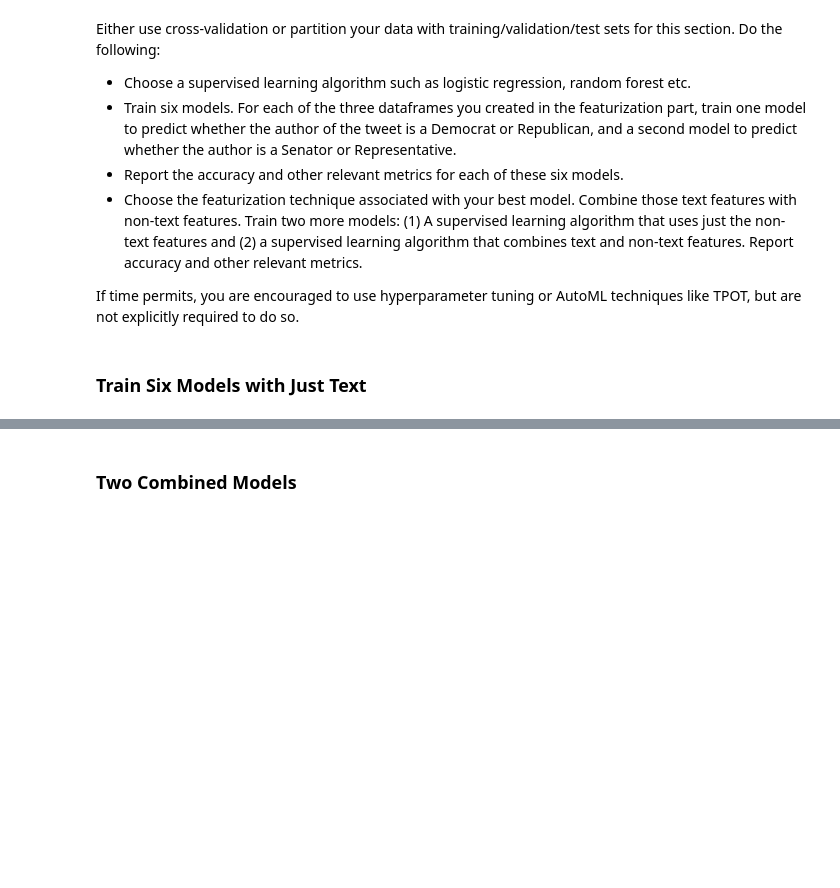
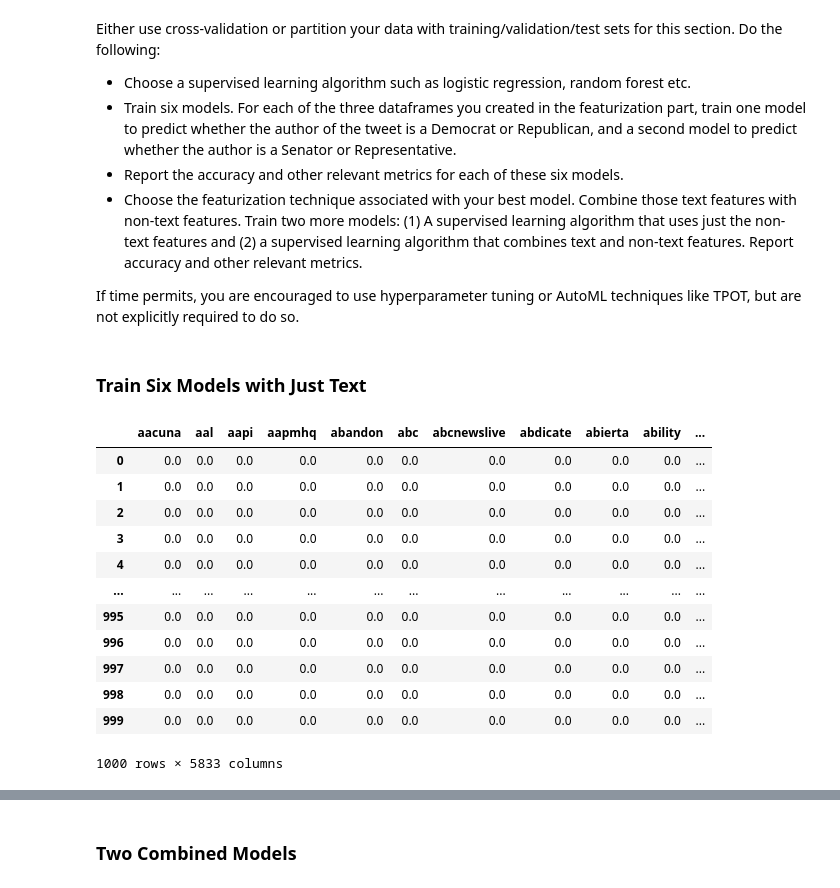
Before and after one commit to paulbsalamanca/CSS-Project-5-Team-6-Spring-2021, a Jupyter notebook: Project 5 Student.ipynb, the cells around one changed output, grey strips where cells are left out. Drawn from its saved outputs; the diff is of its cells as text; code cells hidden in the pictures; blank space fills up the shorter version.

```diff
--- a/Project 5 Student.ipynb
+++ b/Project 5 Student.ipynb
@@ -577,0 +461,19 @@ If time permits, you are encouraged to use hyperparameter tuning or AutoML techn
+# %%
+# turn tfidf matrix into data frame
+
+tfidf_df = pd.DataFrame(tfidf_matrix.todense(), columns = tf.get_feature_names())
+tfidf_df
+# %% [output]
+|  | aacuna | aal | aapi | aapmhq | abandon | abc | abcnewslive | abdicate | abierta | ability | ... |
+| 0 | 0.0 | 0.0 | 0.0 | 0.0 | 0.0 | 0.0 | 0.0 | 0.0 | 0.0 | 0.0 | ... |
+| 1 | 0.0 | 0.0 | 0.0 | 0.0 | 0.0 | 0.0 | 0.0 | 0.0 | 0.0 | 0.0 | ... |
+| 2 | 0.0 | 0.0 | 0.0 | 0.0 | 0.0 | 0.0 | 0.0 | 0.0 | 0.0 | 0.0 | ... |
+| 3 | 0.0 | 0.0 | 0.0 | 0.0 | 0.0 | 0.0 | 0.0 | 0.0 | 0.0 | 0.0 | ... |
+| 4 | 0.0 | 0.0 | 0.0 | 0.0 | 0.0 | 0.0 | 0.0 | 0.0 | 0.0 | 0.0 | ... |
+| ... | ... | ... | ... | ... | ... | ... | ... | ... | ... | ... | ... |
+| 995 | 0.0 | 0.0 | 0.0 | 0.0 | 0.0 | 0.0 | 0.0 | 0.0 | 0.0 | 0.0 | ... |
+| 996 | 0.0 | 0.0 | 0.0 | 0.0 | 0.0 | 0.0 | 0.0 | 0.0 | 0.0 | 0.0 | ... |
+| 997 | 0.0 | 0.0 | 0.0 | 0.0 | 0.0 | 0.0 | 0.0 | 0.0 | 0.0 | 0.0 | ... |
+| 998 | 0.0 | 0.0 | 0.0 | 0.0 | 0.0 | 0.0 | 0.0 | 0.0 | 0.0 | 0.0 | ... |
+| 999 | 0.0 | 0.0 | 0.0 | 0.0 | 0.0 | 0.0 | 0.0 | 0.0 | 0.0 | 0.0 | ... |
+1000 rows × 5833 columns
```
Also changed, not shown: parts of 24 cells of this notebook.
